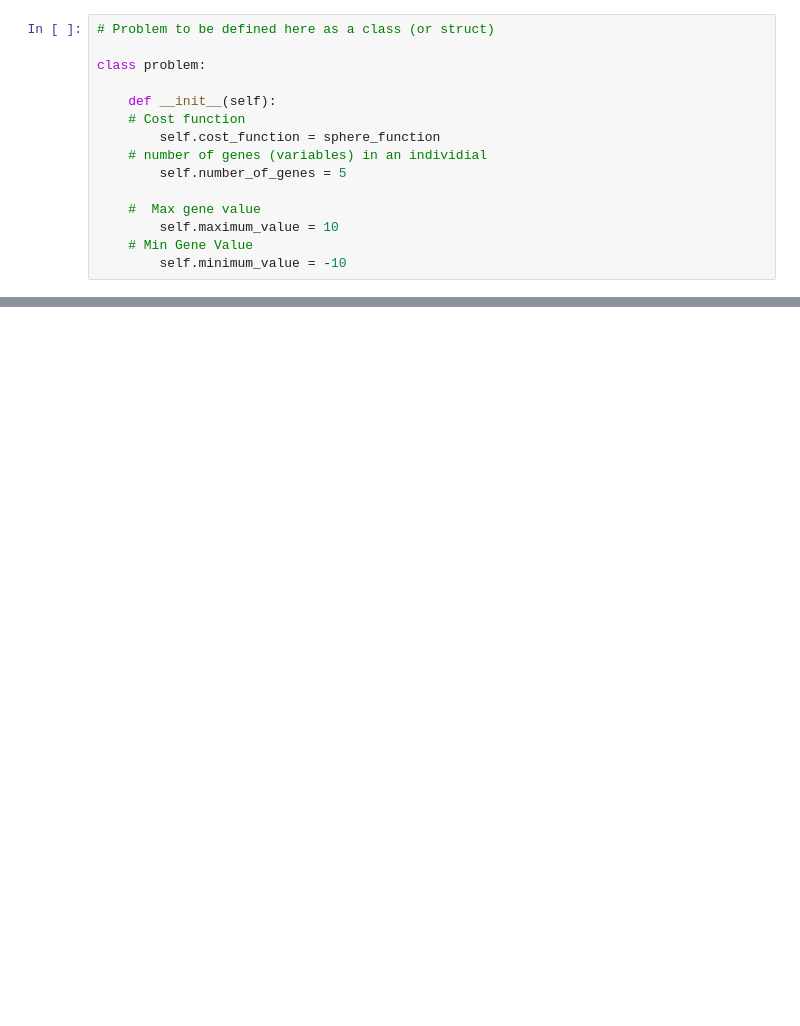
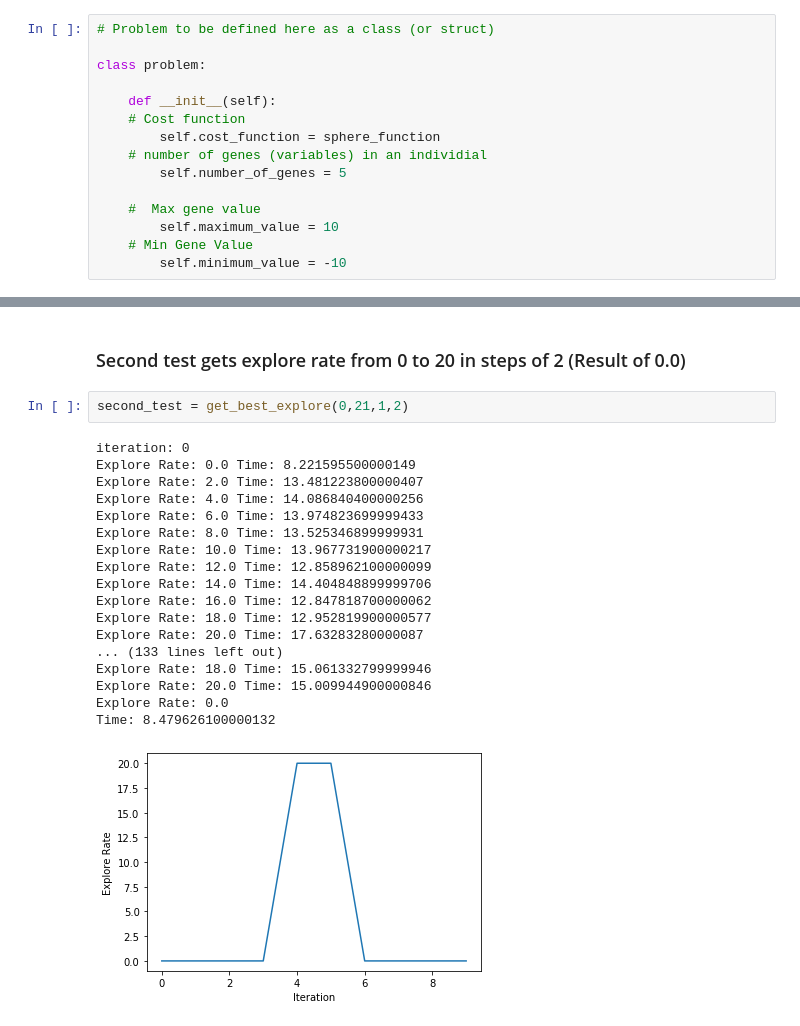
Before and after one commit to michael-edgar/ArtificialIntelligence, a Jupyter notebook: Genetic Algorithm Template.ipynb, the cells around one changed output, grey strips where cells are left out. Cells and saved outputs as stored; diff of their text form; blank space fills up the shorter version.

```diff
--- a/Genetic Algorithm Template.ipynb
+++ b/Genetic Algorithm Template.ipynb
@@ -161,0 +254,23 @@ array([ 3.74423358, -1.43824925,  0.2917981 , -0.27500443, -3.23552819])
+# %% [markdown]
+### Second test gets explore rate from 0 to 20 in steps of 2 (Result of 0.0)
+# %%
+second_test = get_best_explore(0,21,1,2)
+# %% [output]
+iteration: 0
+Explore Rate: 0.0 Time: 8.221595500000149
+Explore Rate: 2.0 Time: 13.481223800000407
+Explore Rate: 4.0 Time: 14.086840400000256
+Explore Rate: 6.0 Time: 13.974823699999433
+Explore Rate: 8.0 Time: 13.525346899999931
+Explore Rate: 10.0 Time: 13.967731900000217
+Explore Rate: 12.0 Time: 12.858962100000099
+Explore Rate: 14.0 Time: 14.404848899999706
+Explore Rate: 16.0 Time: 12.847818700000062
+Explore Rate: 18.0 Time: 12.952819900000577
+Explore Rate: 20.0 Time: 17.63283280000087
+... (133 lines left out)
+Explore Rate: 18.0 Time: 15.061332799999946
+Explore Rate: 20.0 Time: 15.009944900000846
+Explore Rate: 0.0
+Time: 8.479626100000132
+[figure, added]
```
Also changed, not shown: parts of 85 cells of this notebook, 3 other files.
